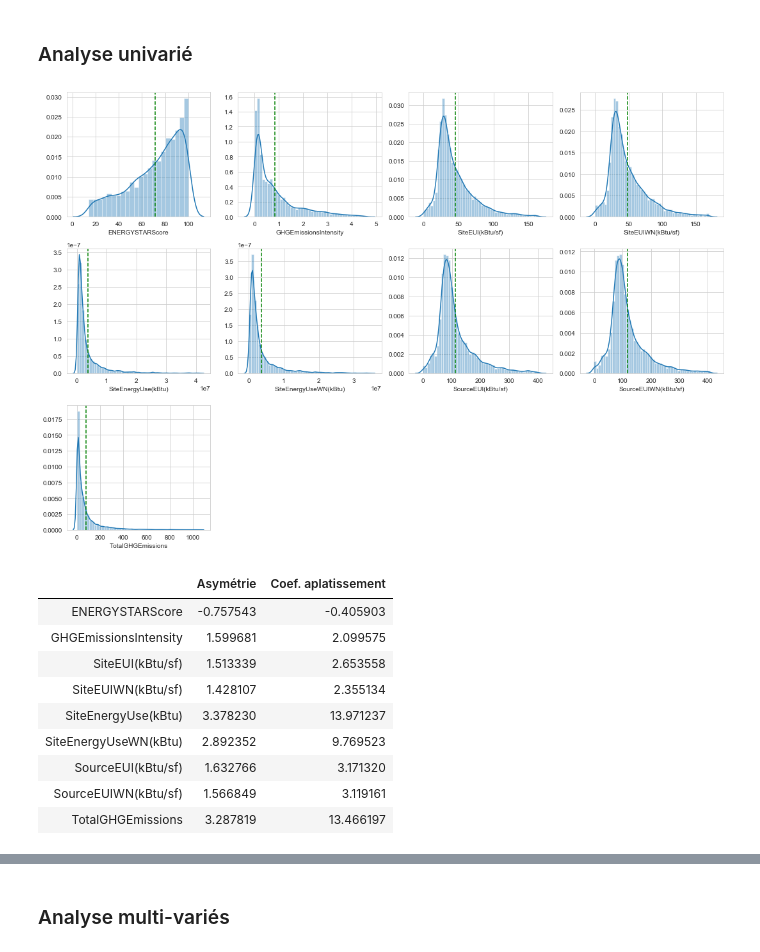
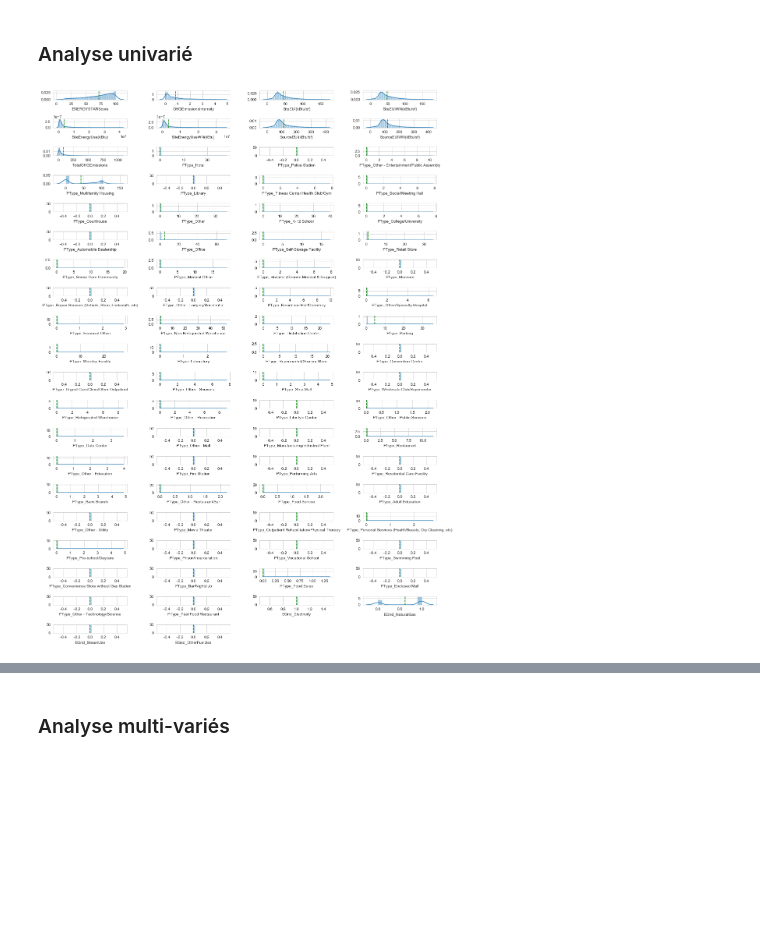
Before and after one commit to Julien-Martin/OC-IML-P3, a Jupyter notebook: Data Cleaning.ipynb, the cells around one changed output, grey strips where cells are left out. Saved outputs shown, nothing was run; the diff lists cells and outputs as text; code cells hidden in the pictures; blank space fills up the shorter version.

```diff
--- a/Data Cleaning.ipynb
+++ b/Data Cleaning.ipynb
@@ -352,7 +352,8 @@ array(['DOWNTOWN', 'SOUTHEAST', 'NORTHEAST', 'EAST', 'CENTRAL', 'NORTH',
 types_columns = ["LargestPropertyUseType", "SecondLargestPropertyUseType", "ThirdLargestPropertyUseType"]
 property_types = pd.concat([data['LargestPropertyUseType'], data['SecondLargestPropertyUseType'], data['ThirdLargestPropertyUseType']]).dropna().unique()
 for ptype in property_types:
-    data['PType_'+ptype] = 0
+    data['PType_'+ptype] = 0.0
+    data['PType_'+ptype].astype(float)
 data[data.columns[pd.Series(data.columns).str.startswith('PType_')]]
 # %% [output]
 |  | PType_Hotel | PType_Police Station | PType_Other - Entertainment/Publi... | PType_Multifamily Housing | PType_Library | ... |
@@ -442,7 +443,8 @@ for energy in energy_columns:
     energy = energy.replace('(kBtu)', '')
     energy = energy.replace('(kWh)', '')
     energy = energy.replace('(therms)', '')
-    data['EGrid_'+energy] = 0
+    data['EGrid_' + energy] = 0.0
+    data['EGrid_' + energy].astype(float)
 data[data.columns[pd.Series(data.columns).str.startswith('EGrid_')]]
 # %% [output]
 |  | EGrid_Electricity | EGrid_NaturalGas | EGrid_SteamUse | EGrid_OtherFuelUse |
@@ -552,31 +556,20 @@ data_num.describe()
 # %%
 plt.figure(figsize=(15, 20))
 for i in range(0, data_num.shape[1]):
-    plt.subplot(6,4, i+1)
+    plt.subplot(20,4, i+1)
     df = data_num.iloc[:, i]
     sns.distplot(df.dropna())
     plt.axvline(df.mean(), c='g', ls='--')
 plt.tight_layout()
 plt.show()
 # %% [output]
-[figure, old version]
+[figure, new version]
 # %%
 skew = data_num.iloc[:].skew()
 skew.name = "Asymétrie"
 kurt = data_num.iloc[:].kurtosis()
 kurt.name = 'Coef. aplatissement'
 pd.concat([skew, kurt], axis=1)
-# %% [output]
-|  | Asymétrie | Coef. aplatissement |
-| ENERGYSTARScore | -0.757543 | -0.405903 |
-| GHGEmissionsIntensity | 1.599681 | 2.099575 |
-| SiteEUI(kBtu/sf) | 1.513339 | 2.653558 |
-| SiteEUIWN(kBtu/sf) | 1.428107 | 2.355134 |
-| SiteEnergyUse(kBtu) | 3.378230 | 13.971237 |
-| SiteEnergyUseWN(kBtu) | 2.892352 | 9.769523 |
-| SourceEUI(kBtu/sf) | 1.632766 | 3.171320 |
-| SourceEUIWN(kBtu/sf) | 1.566849 | 3.119161 |
-| TotalGHGEmissions | 3.287819 | 13.466197 |
 # %%
 def plot_pie(df):
     values = df.value_counts()
```
Also changed, not shown: parts of 23 cells of this notebook, 1 other file.
